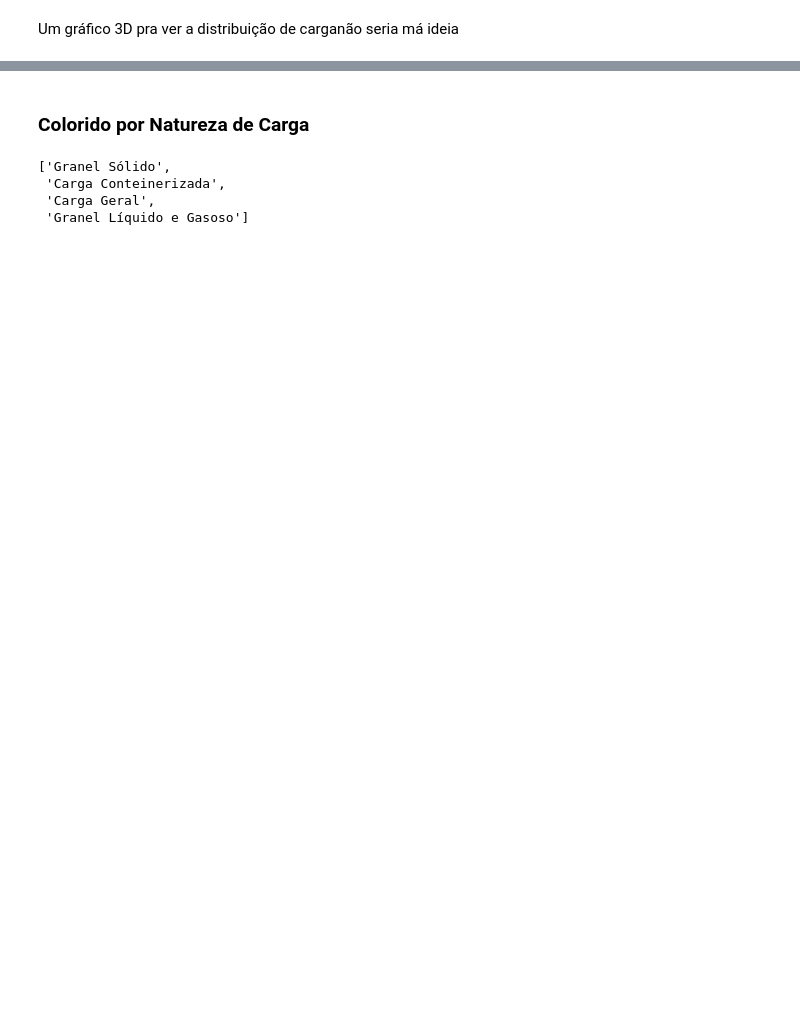
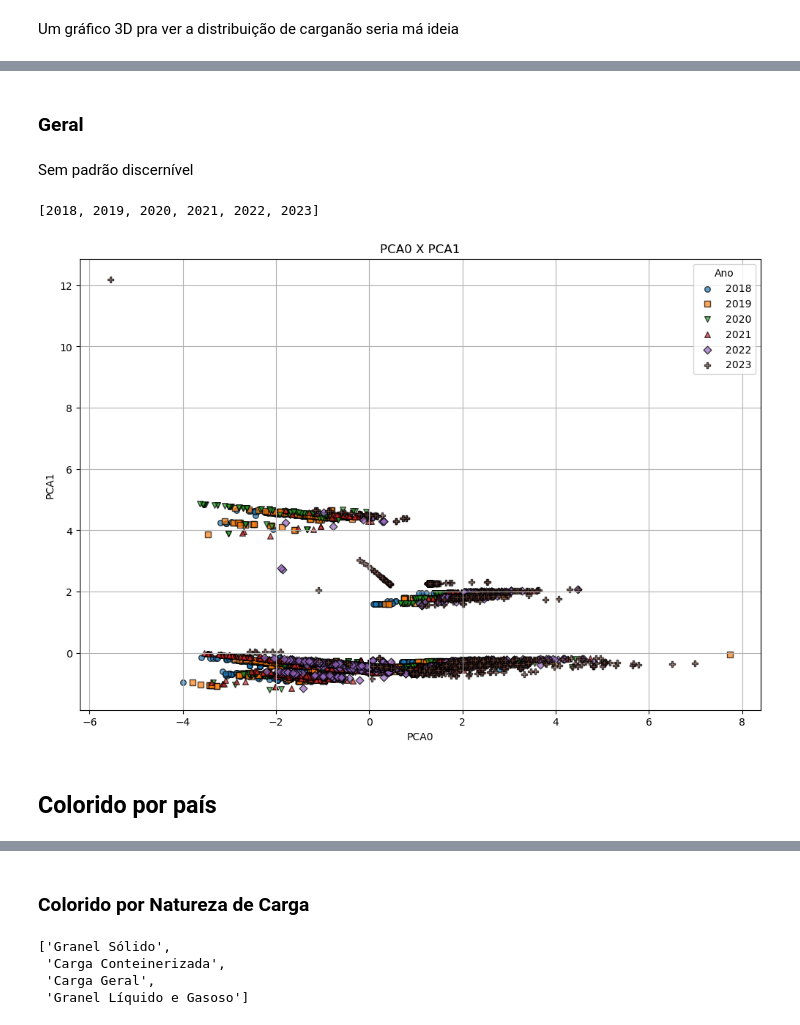
Before and after one commit to igorzeck/PCA, a Jupyter notebook: correlac_df_santos_imp_especifico.ipynb, the cells around one changed output, grey strips where cells are left out. Drawn from its saved outputs; the diff is of its cells as text; code cells hidden in the pictures; blank space fills up the shorter version.

```diff
--- a/correlac_df_santos_imp_especifico.ipynb
+++ b/correlac_df_santos_imp_especifico.ipynb
@@ -163,0 +172,4 @@ Um gráfico 3D pra ver a distribuição de carganão seria má ideia
+# %% [markdown]
+### Geral
+# %% [markdown]
+Sem padrão discernível
@@ -163,0 +178,4 @@ Um gráfico 3D pra ver a distribuição de carganão seria má ideia
+# %%
+df_mestre[x_col].unique().tolist()
+# %% [output]
+[2018, 2019, 2020, 2021, 2022, 2023]
@@ -163,0 +191,18 @@ Um gráfico 3D pra ver a distribuição de carganão seria má ideia
+# %%
+plt.figure(figsize=(12, 8))
+plt.title("PCA0 X PCA1")
+plt.xlabel("PCA0")
+plt.ylabel("PCA1")
+plt.grid(True)
+
+# Plotar os dados
+for x_, (cor, marker) in x_estilos.items():
+    subset = df_proj[df_mestre[x_col] == x_]
+    plt.scatter(subset['pca0'], subset['pca1'], marker=marker, color=cor, label=str(x_), alpha=0.7, edgecolor='k', s=30)
+
+plt.legend(title="Ano")
+plt.show()
+# %% [output]
+[figure, added]
+# %% [markdown]
+## Colorido por país
```
Also changed, not shown: parts of 57 cells of this notebook, 3 other files.
